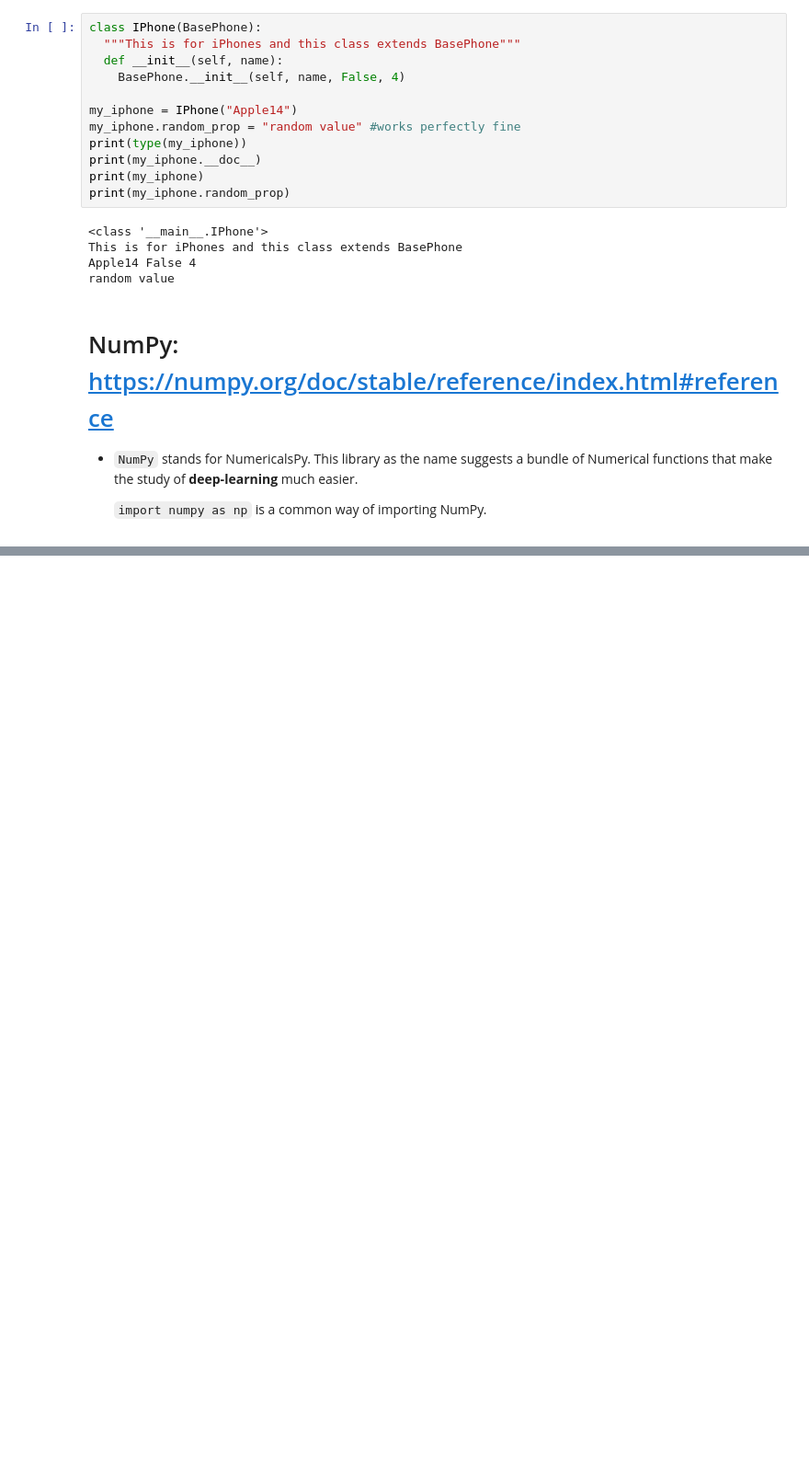
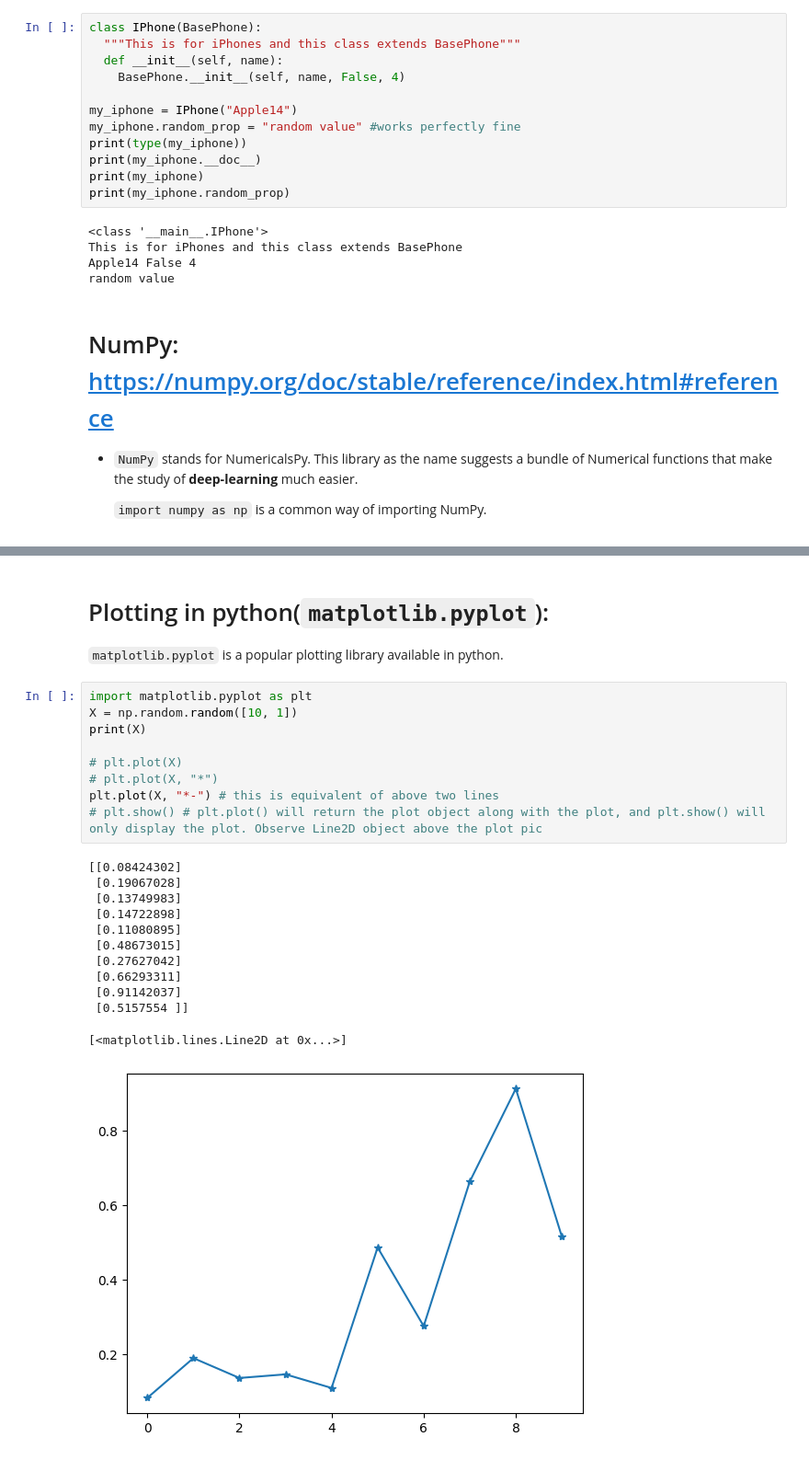
Before and after one commit to puttarajkoliwad/python_beginner, a Jupyter notebook: Copy_of_basics.ipynb, the cells around one changed output, grey strips where cells are left out. Shown: that part at 92% size. Cells and saved outputs as stored; diff of their text form; blank space fills up the shorter version.

Commit message:
np and pyplot basics

```diff
--- a/Copy_of_basics.ipynb
+++ b/Copy_of_basics.ipynb
@@ -514,0 +554,25 @@ print(A.sum(axis = 1)) # prints sum of elements of each row
+# %% [markdown]
+# Plotting in python(`matplotlib.pyplot`):
+`matplotlib.pyplot` is a popular plotting library available in python.
+# %%
+import matplotlib.pyplot as plt
+X = np.random.random([10, 1])
+print(X)
+
+# plt.plot(X)
+# plt.plot(X, "*")
+plt.plot(X, "*-") # this is equivalent of above two lines
+# plt.show() # plt.plot() will return the plot object along with the plot, and plt.show() will only display the plot. Observe Line2D object above the plot pic
+# %% [output]
+[[0.08424302]
+ [0.19067028]
+ [0.13749983]
+ [0.14722898]
+ [0.11080895]
+ [0.48673015]
+ [0.27627042]
+ [0.66293311]
+ [0.91142037]
+ [0.5157554 ]]
+[<matplotlib.lines.Line2D at 0x...>]
+[figure, added]
```
Also changed, not shown: parts of 13 cells of this notebook.
